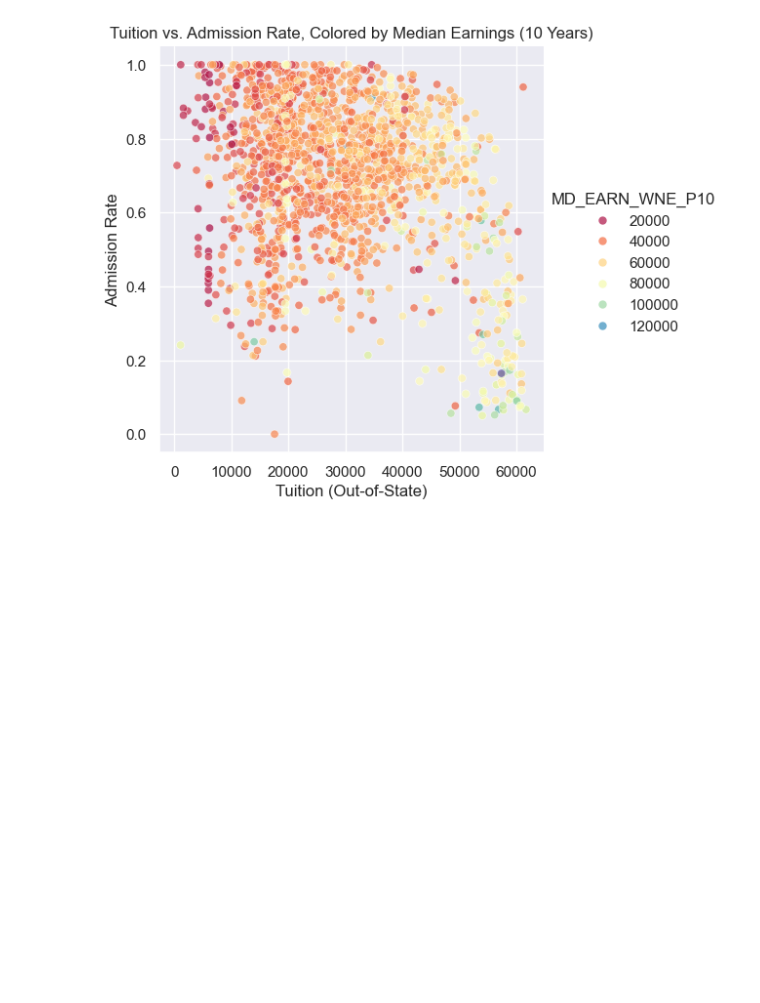
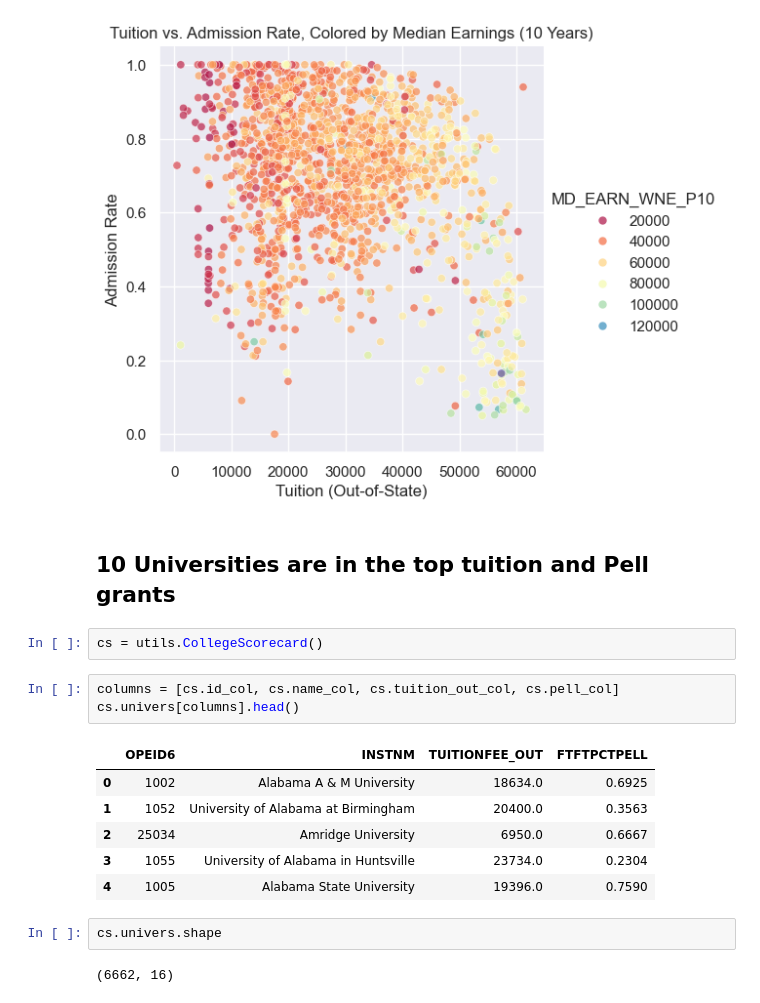
Before and after one commit to ilyarudyak/python_review_2025, a Jupyter notebook: 02-pandas-lerner/13_final_project.ipynb, the cells around one changed output. Cells and saved outputs as stored; diff of their text form; blank space fills up the shorter version.

```diff
--- a/02-pandas-lerner/13_final_project.ipynb
+++ b/02-pandas-lerner/13_final_project.ipynb
@@ -332,3 +337,21 @@ cs = utils.CollegeScorecard()
 cs.plot_tuition_admission_earnings()
 # %% [output]
 [figure]
+# %% [markdown]
+## 10 Universities are in the top tuition and Pell grants
+# %%
+cs = utils.CollegeScorecard()
+# %%
+columns = [cs.id_col, cs.name_col, cs.tuition_out_col, cs.pell_col]
+cs.univers[columns].head()
+# %% [output]
+|  | OPEID6 | INSTNM | TUITIONFEE_OUT | FTFTPCTPELL |
+| 0 | 1002 | Alabama A & M University | 18634.0 | 0.6925 |
+| 1 | 1052 | University of Alabama at Birmingham | 20400.0 | 0.3563 |
+| 2 | 25034 | Amridge University | 6950.0 | 0.6667 |
+| 3 | 1055 | University of Alabama in Huntsville | 23734.0 | 0.2304 |
+| 4 | 1005 | Alabama State University | 19396.0 | 0.7590 |
+# %%
+cs.univers.shape
+# %% [output]
+(6662, 16)
```
Also changed, not shown: parts of 36 cells of this notebook, 1 other file.
